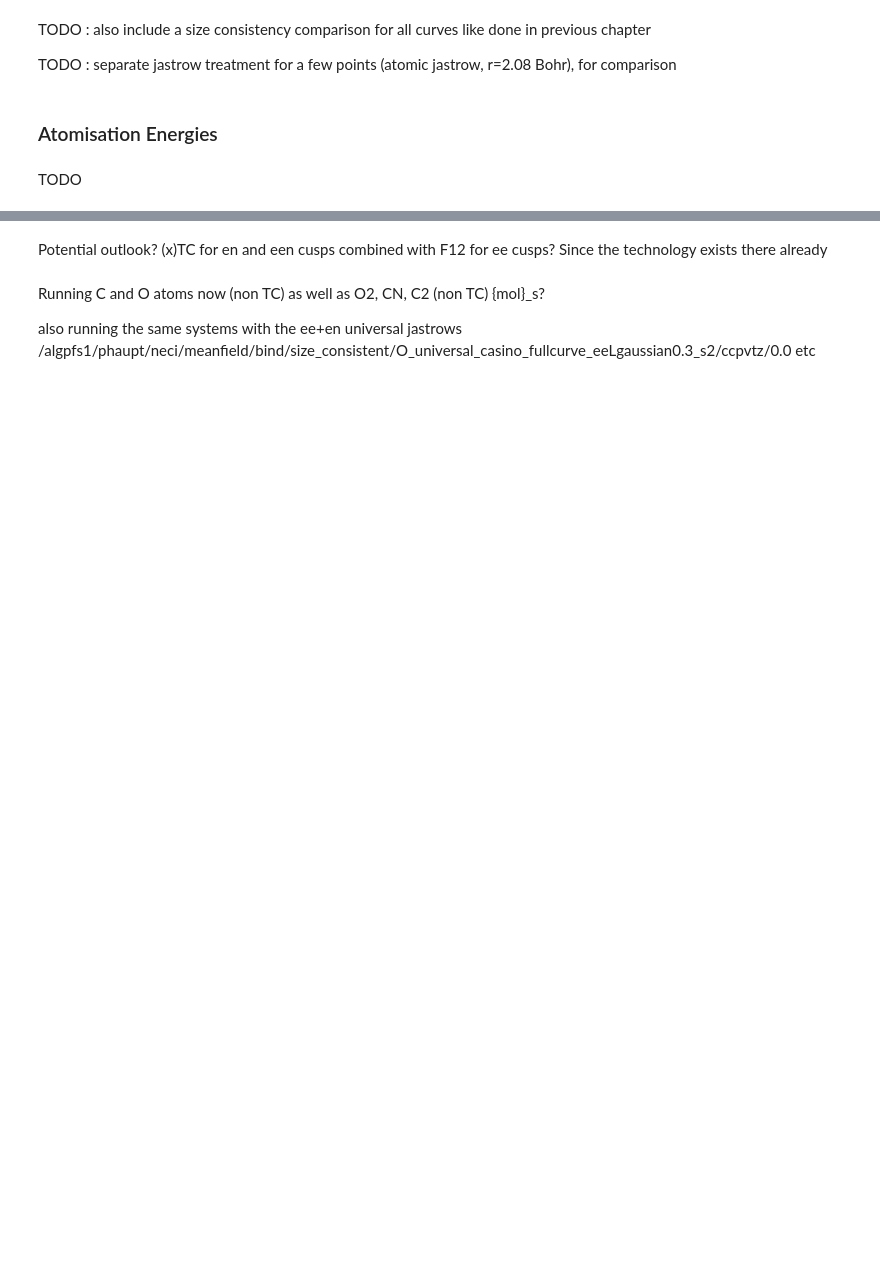
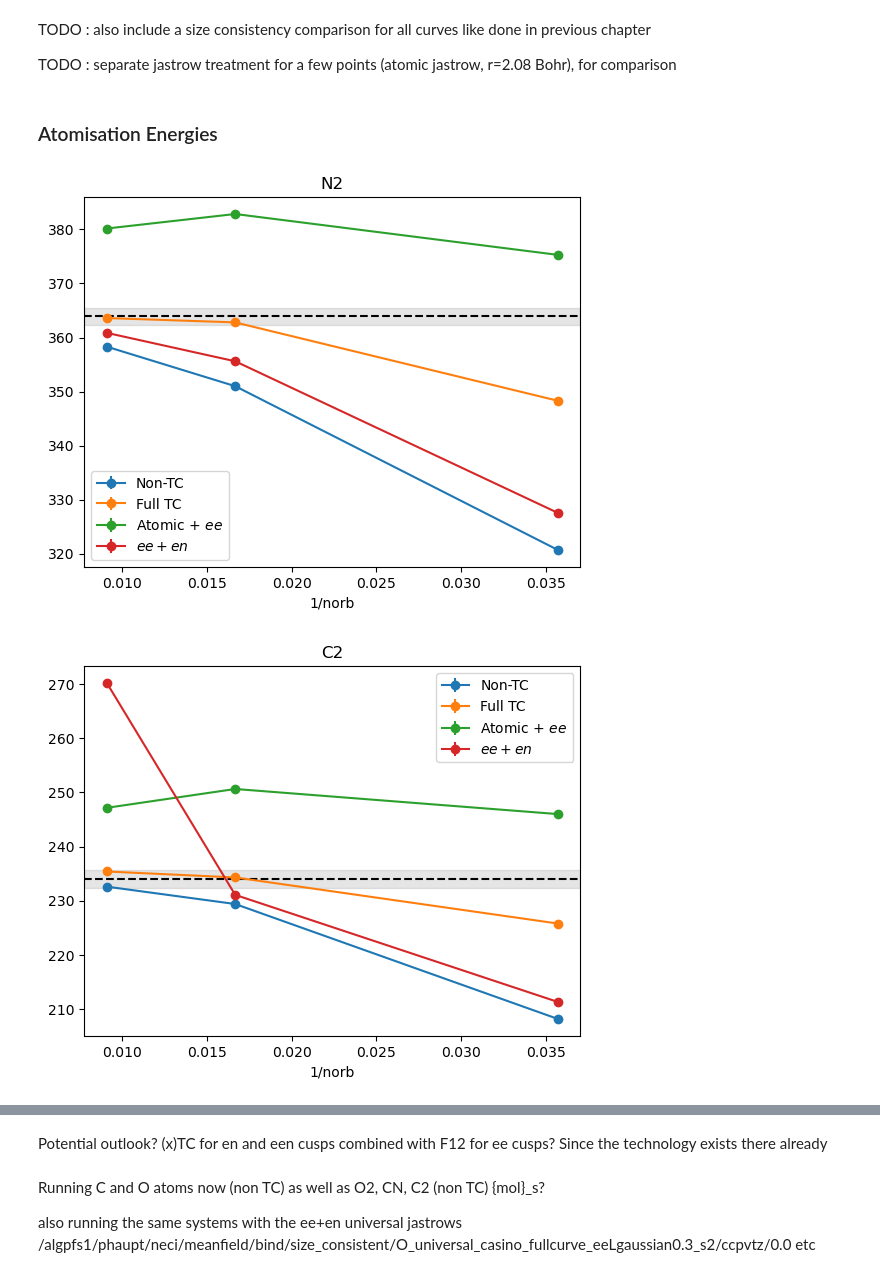
Before and after one commit to jphaupt/phdthesis_haupt, a Jupyter notebook: figures/universal/notes.ipynb, the cells around one changed output, grey strips where cells are left out. Cells and saved outputs as stored; diff of their text form; code cells hidden in the pictures; blank space fills up the shorter version.

Commit message:
updated data after finding a pretty bad bug...

```diff
--- a/figures/universal/notes.ipynb
+++ b/figures/universal/notes.ipynb
@@ -352,5 +352,3 @@ TODO : also include a size consistency comparison for all curves like done in pr
 TODO : separate jastrow treatment for a few points (atomic jastrow, r=2.08 Bohr), for comparison
 # %% [markdown]
 ### Atomisation Energies
-# %% [markdown]
-TODO
@@ -356,0 +359,59 @@ TODO
+# %%
+df_notc = get_system_values("data/atomisation_nontc.csv")
+df_full = get_system_values("data/atomisation_fulltc.csv")
+df_Aee = get_system_values("data/atomisation_atomic_ee.csv")
+df_uni = get_system_values("data/atomisation_universal_ee_en.csv")
+# %%
+# df = df_full.copy()
+
+def get_diffdf(dfin):
+    df = dfin.copy()
+    df = df.set_index('system').T
+
+    diffdict = {}
+    diffdict["N2"] = 1000 * (2 * df["N"] - df["N2"])
+    diffdict["C2"] = 1000 * (2 * df["C"] - df["C2"])
+    diffdict["O2"] = 1000 * (2 * df["O"] - df["O2"])
+    diffdict["CN"] = 1000 * (df["C"] + df["N"] - df["CN"])
+    diffdict["norb"] = [28, 60, 110]
+    return pd.DataFrame(diffdict)
+# %%
+diff_notc = get_diffdf(df_notc)
+diff_full = get_diffdf(df_full)
+diff_Aee = get_diffdf(df_Aee)
+diff_uni = get_diffdf(df_uni)
+# display_formatted(pd.DataFrame(diffdict))
+# diffdf = pd.DataFrame(diffdict)
+exact = {
+    "N2": 363.9,
+    "CN": 288.9,
+    "C2": 234.0,
+    "O2": 192.5
+}
+
+# TODO I clearly made an input error for the atomic + ee calculations
+# --- notice that the N2 values disagree with that from the binding curve, makes no sense!
+# --- or is it somehow possible that we absolutely need augmented functions? Seems unlikely
+# --- might be worth checking that you are using the right units
+# --- also check universal ee+en calculations, at least for vqz
+
+norb_rec = [1/n for n in diff_full["norb"]]
+for system in diff_full.keys():
+    if system == "norb": continue
+    plt.errorbar(norb_rec, [x.n for x in diff_notc[system]], yerr=[x.s for x in diff_notc[system]], fmt='o-', label="Non-TC")
+    plt.errorbar(norb_rec, [x.n for x in diff_full[system]], yerr=[x.s for x in diff_full[system]], fmt='o-', label="Full TC")
+    plt.errorbar(norb_rec, [x.n for x in diff_Aee[system]], yerr=[x.s for x in diff_Aee[system]], fmt='o-', label=r"Atomic + $ee$")
+    plt.errorbar(norb_rec, [x.n for x in diff_uni[system]], yerr=[x.s for x in diff_uni[system]], fmt='o-', label=r"$ee+en$")
+    plt.axhline(exact[system], color="black", linestyle="--")
+    plt.axhspan(exact[system]-1.6, exact[system]+1.6, alpha=0.2, color='gray')
+    plt.legend()
+    plt.xlabel("1/norb")
+    plt.title(system)
+    plt.show()
+    # print(system)
+    # print(diff_full[diff_full["system"] == system])
+# print([x.n for x in diffdf["N2"]])
+# plt.errorbar(norb_rec, [x.n for x in diffdf["N2"]], yerr=[x.s for x in diffdf["N2"]])
+# %% [output]
+[figure, added]
+[figure, added]
```
Also changed, not shown: parts of 3 cells of this notebook, 28 other files.
